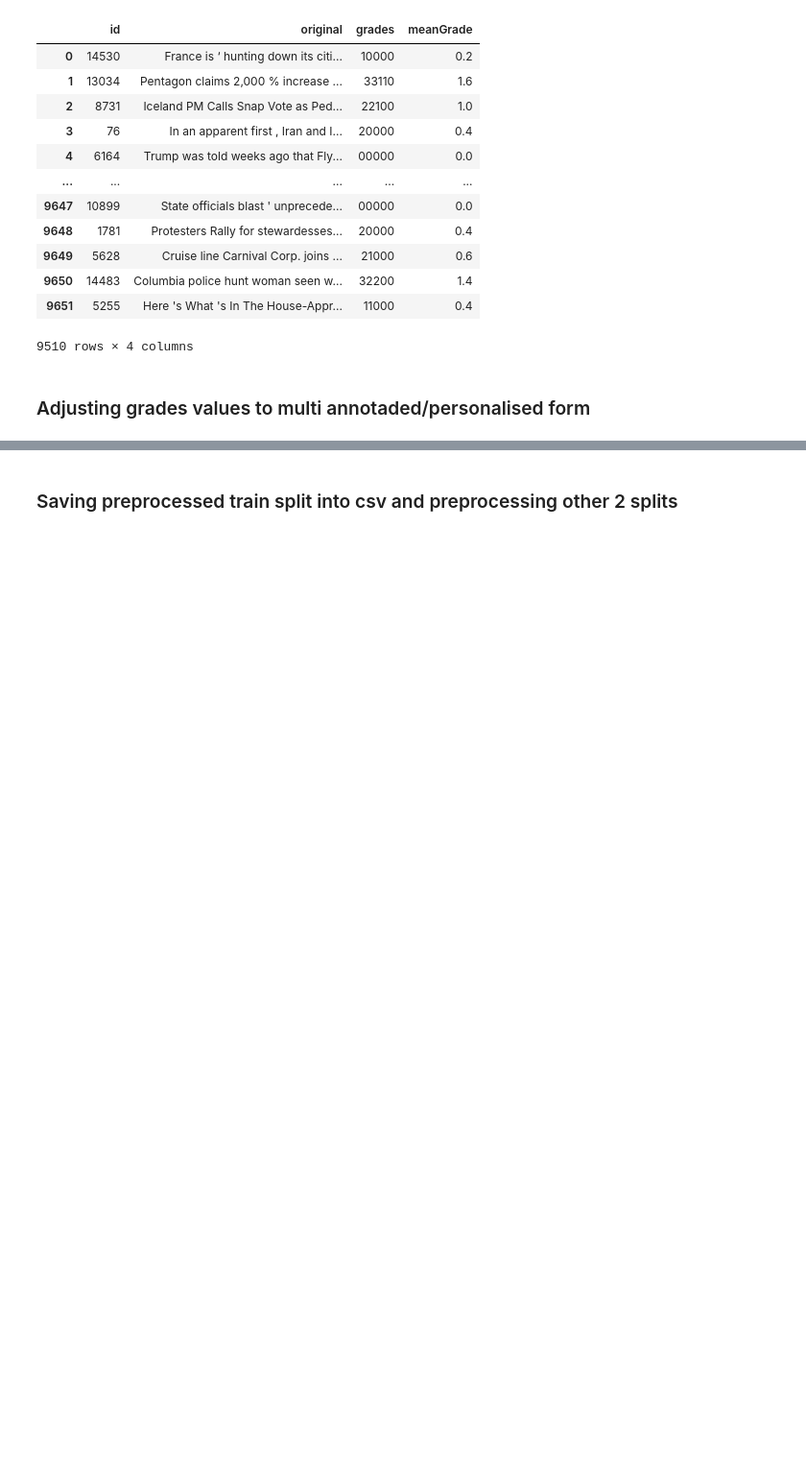
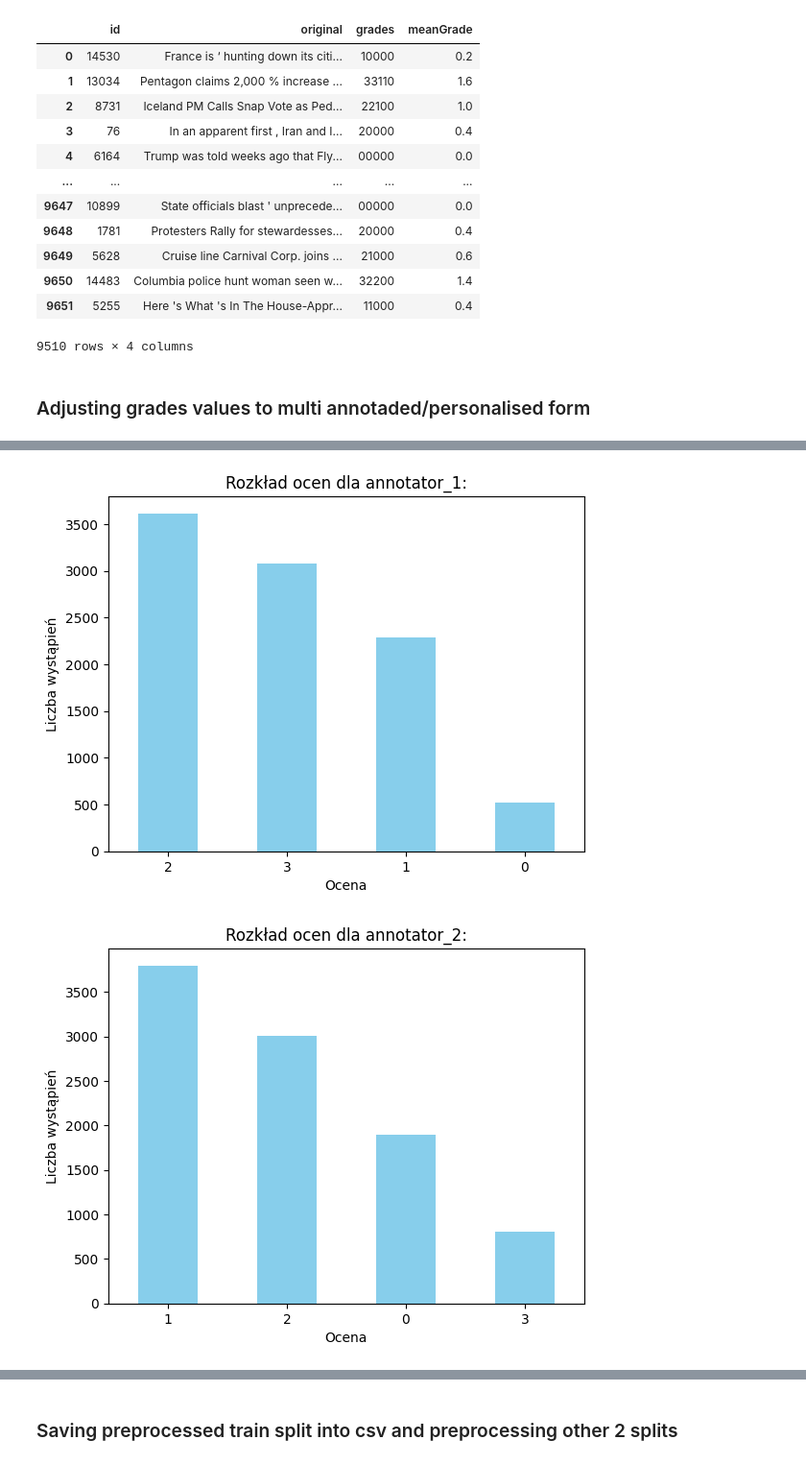
Before and after one commit to MDY00/Personalised_LLM, a Jupyter notebook: Humi_EDA.ipynb, the cells around one changed output, grey strips where cells are left out. Shown at 96% size. Saved outputs shown, nothing was run; the diff lists cells and outputs as text; code cells hidden in the pictures; blank space fills up the shorter version.

```diff
--- a/Humi_EDA.ipynb
+++ b/Humi_EDA.ipynb
@@ -154,0 +137,15 @@ train_humi
+# %%
+# Obliczenie rozkładu ocen dla annotatora_1
+import matplotlib.pyplot as plt
+for i in range(5):
+    name = f'annotator_{i+1}'
+    annotator_tmp = train_humi[name].value_counts()
+    annotator_tmp.plot(kind='bar', color='skyblue')
+    plt.title(f"Rozkład ocen dla {name}:")
+    plt.xlabel('Ocena')
+    plt.ylabel('Liczba wystąpień')
+    plt.xticks(rotation=0)
+    plt.show()
+# %% [output]
+[figure, added]
+[figure, added]
```
Also changed, not shown: parts of 24 cells of this notebook, 4 other files.
